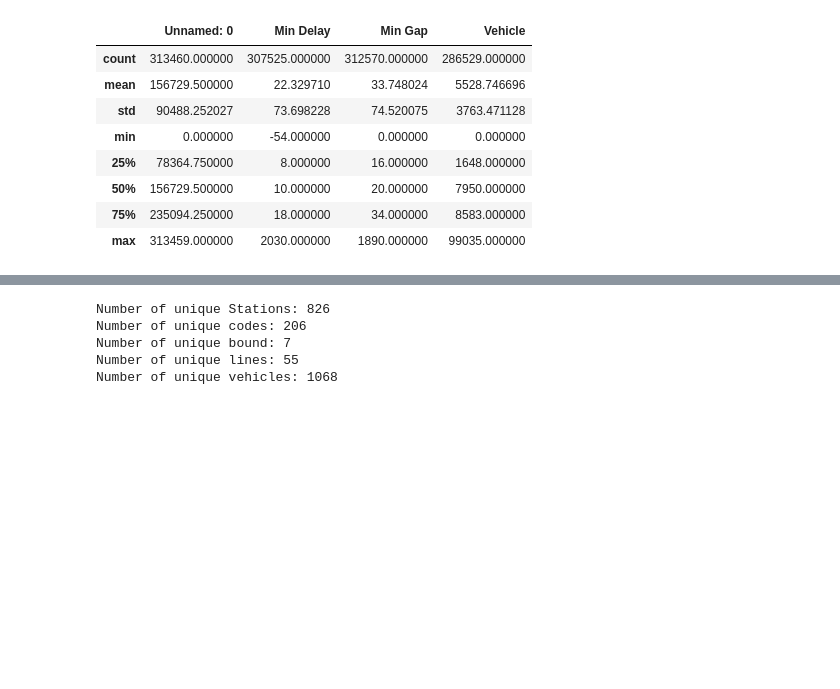
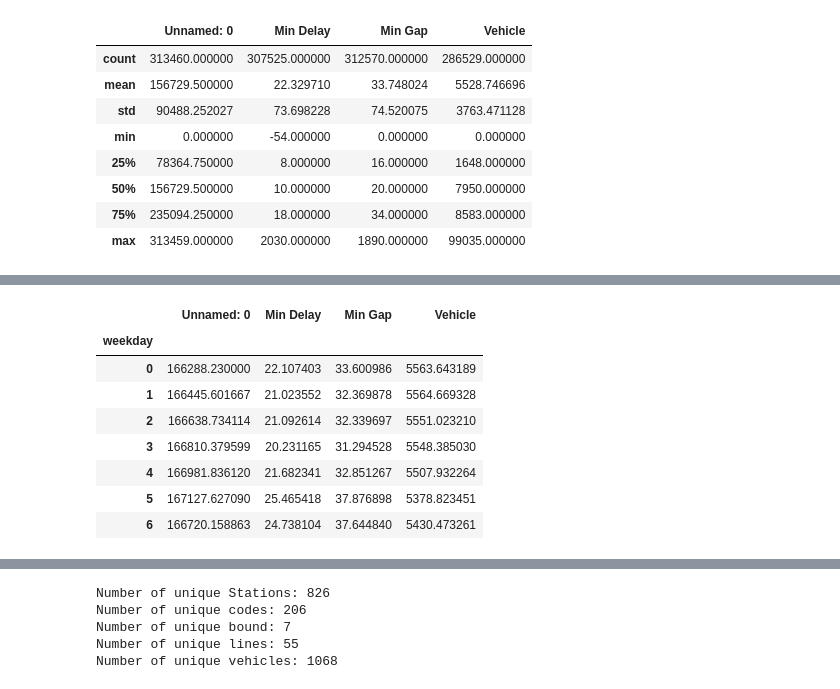
Before and after one commit to katherinewest/CME538_2023, a Jupyter notebook: EDA.ipynb, the cells around one changed output, grey strips where cells are left out. Cells and saved outputs as stored; diff of their text form; code cells hidden in the pictures; blank space fills up the shorter version.

Commit message:
TTC Bus Average Delay by Weekday

```diff
--- a/EDA.ipynb
+++ b/EDA.ipynb
@@ -289,3 +289,10 @@ ttc_bus_df.describe()
 | 50% | 156729.500000 | 10.000000 | 20.000000 | 7950.000000 |
 | 75% | 235094.250000 | 18.000000 | 34.000000 | 8583.000000 |
 | max | 313459.000000 | 2030.000000 | 1890.000000 | 99035.000000 |
+# %%
+ttc_bus_daily = ttc_bus_df.groupby("Report Date").mean("Min Delay").reset_index()
+ttc_bus_daily["Report Date"] = pd.to_datetime(ttc_bus_daily["Report Date"])
+
+ttc_bus_daily["weekday"] = ttc_bus_daily["Report Date"].dt.weekday
+
+ttc_bus_daily.head()
@@ -292,3 +306,15 @@ ttc_bus_df.describe()
+# %%
+ttc_bus_daily.groupby("weekday").mean("Min Delay")
+# %% [output]
+|  | Unnamed: 0 | Min Delay | Min Gap | Vehicle |
+| weekday |  |  |  |  |
+| 0 | 166288.230000 | 22.107403 | 33.600986 | 5563.643189 |
+| 1 | 166445.601667 | 21.023552 | 32.369878 | 5564.669328 |
+| 2 | 166638.734114 | 21.092614 | 32.339697 | 5551.023210 |
+| 3 | 166810.379599 | 20.231165 | 31.294528 | 5548.385030 |
+| 4 | 166981.836120 | 21.682341 | 32.851267 | 5507.932264 |
+| 5 | 167127.627090 | 25.465418 | 37.876898 | 5378.823451 |
+| 6 | 166720.158863 | 24.738104 | 37.644840 | 5430.473261 |
 # %%
 ttc_bus_df.head()
 # %% [output]
```
Also changed, not shown: parts of 2 cells of this notebook.
